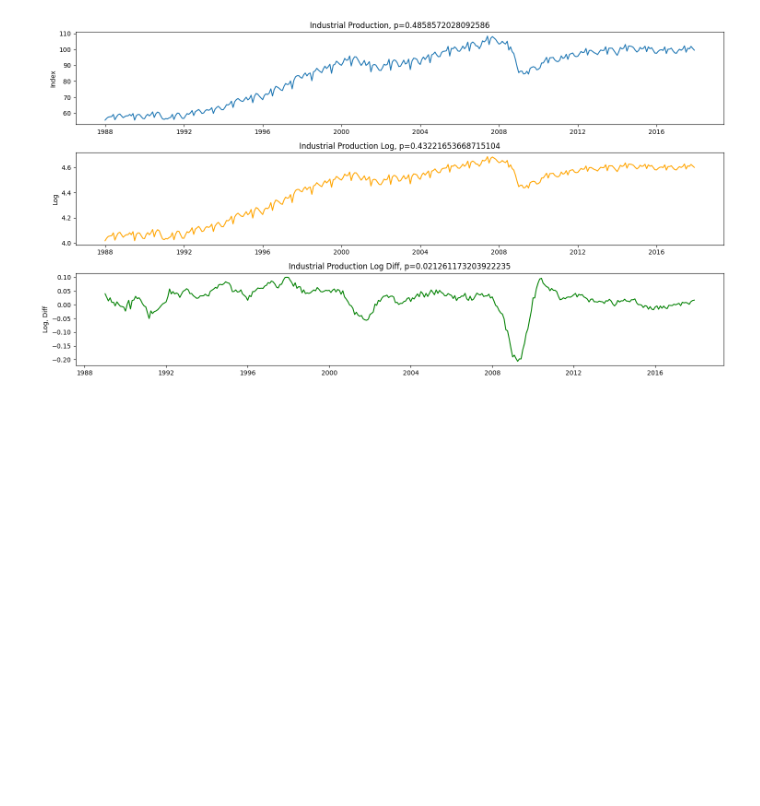
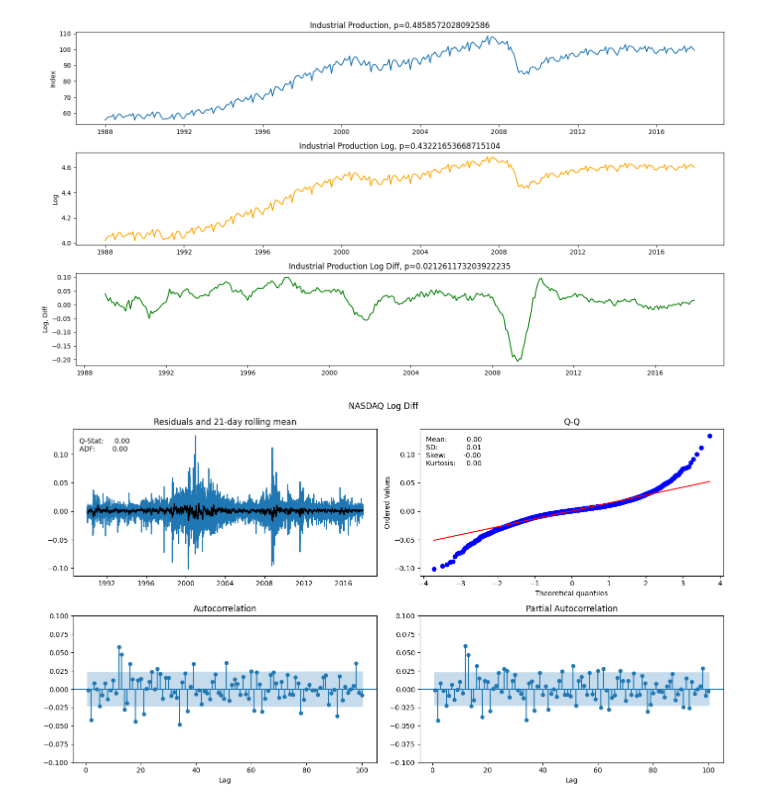
Before and after one commit to akey7/fuzzy-system-research, a Jupyter notebook: ML4AT/decomposition.ipynb, the cells around one changed output. Drawn from its saved outputs; the diff is of its cells as text; code cells hidden in the pictures; blank space fills up the shorter version.

Commit message:
Issue #7
Add correlograms.

```diff
--- a/ML4AT/decomposition.ipynb
+++ b/ML4AT/decomposition.ipynb
@@ -166,8 +169,36 @@ axs[1].plot(industrial_production_log, color="orange")
 axs[1].set_title(f"Industrial Production Log, p={industrial_production_log_adf_p}")
 axs[1].set_ylabel("Log")
 axs[2].plot(industrial_production_log_diff, color="green")
-axs[2].set_title(f"Industrial Production Log Diff, p={industrial_production_log_diff_adf_p}")
+axs[2].set_title(
+    f"Industrial Production Log Diff, p={industrial_production_log_diff_adf_p}"
+)
 axs[2].set_ylabel("Log, Diff")
 fig.tight_layout()
 # %% [output]
 [figure]
+# %%
+def plot_correlogram(x, nlags, title, residual_rolling=21):
+    q_p = np.max(q_stat(acf(x, nlags=nlags), len(x))[1])
+    stats = f"Q-Stat: {np.max(q_p):>8.2f}\nADF: {adfuller(x)[1]:>11.2f}"
+    mean, var, skew, kurtosis = moment(x, moment=[1, 2, 3, 4])
+    qq_stats = f"Mean: {mean:>12.2f}\nSD: {np.sqrt(var):>16.2f}\nSkew: {skew:12.2f}\nKurtosis:{kurtosis:9.2f}"
+    fig, axs = plt.subplots(nrows=2, ncols=2, figsize=(14, 8))
+    axs[0][0].plot(x)
+    axs[0][0].plot(x.rolling(residual_rolling).mean(), color="black")
+    axs[0][0].text(x=0.02, y=0.85, s=stats, transform=axs[0][0].transAxes)
+    axs[0][0].set_title(f"Residuals and {residual_rolling}-day rolling mean")
+    probplot(x, plot=axs[0][1])
+    axs[0][1].text(x=0.02, y=0.75, s=qq_stats, transform=axs[0][1].transAxes)
+    axs[0][1].set_title("Q-Q")
+    plot_acf(x, lags=nlags, zero=False, ax=axs[1][0])
+    axs[1][0].set_xlabel("Lag")
+    axs[1][0].set_ylim(-0.1, 0.1)
+    plot_pacf(x, lags=nlags, zero=False, ax=axs[1][1])
+    axs[1][1].set_xlabel("Lag")
+    axs[1][1].set_ylim(-0.1, 0.1)
+    fig.suptitle(f"{title}")
+    fig.tight_layout()
+# %%
+plot_correlogram(nasdaq_log_diff, nlags=100, title="NASDAQ Log Diff")
+# %% [output]
+[figure, added]
```
Also changed, not shown: parts of 2 cells of this notebook.
